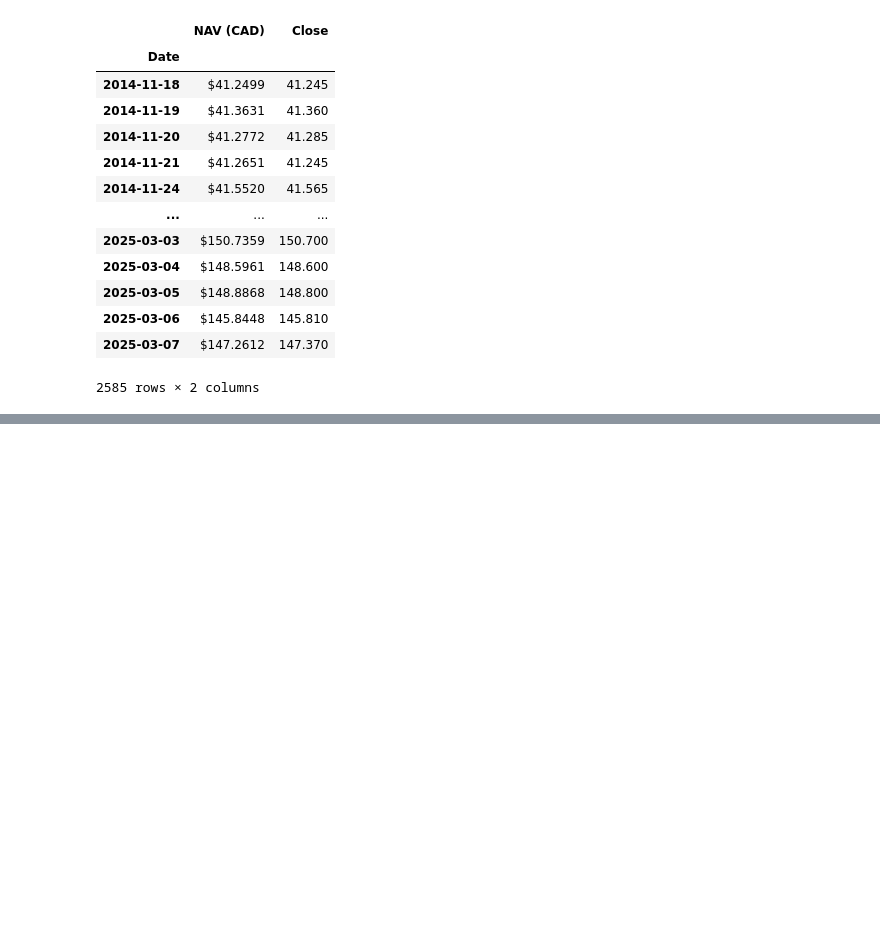
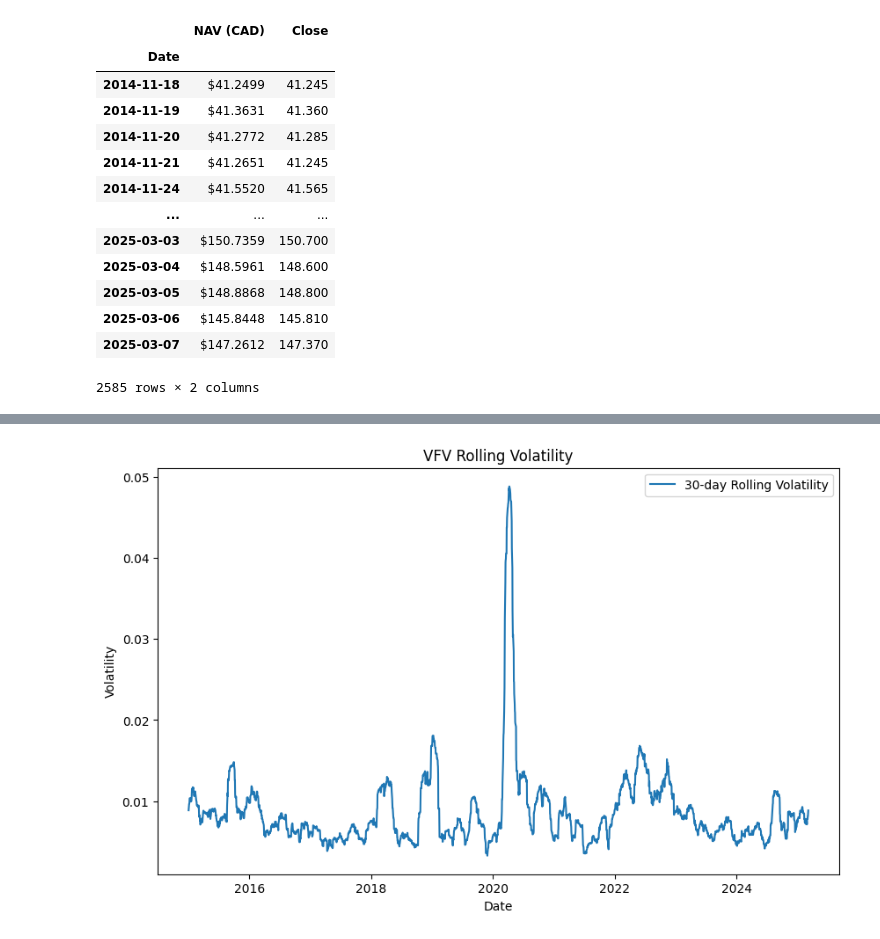
Before and after one commit to umeanougo/financial-portfolio-analysis, a Jupyter notebook: notebooks/volatility_risk_analysis.ipynb, the cells around one changed output, grey strips where cells are left out. Cells and saved outputs as stored; diff of their text form; code cells hidden in the pictures; blank space fills up the shorter version.

```diff
--- a/notebooks/volatility_risk_analysis.ipynb
+++ b/notebooks/volatility_risk_analysis.ipynb
@@ -32,0 +44,6 @@ vfv_data
+# %%
+# Calculate Daily Returns
+vfv_data['Returns'] = vfv_data['Close'].pct_change()
+
+# Summary Statistics of Returns
+print(vfv_data['Returns'].describe())
@@ -32,0 +60,4 @@ vfv_data
+# %%
+# Volatility Analysis (Rolling 30-day Standard Deviation)
+vfv_data['Volatility'] = vfv_data['Returns'].rolling(window=30).std()
+vfv_data
@@ -32,0 +79,10 @@ vfv_data
+# %%
+plt.figure(figsize=(10,6))
+plt.plot(vfv_data['Volatility'], label='30-day Rolling Volatility')
+plt.title('VFV Rolling Volatility')
+plt.xlabel('Date')
+plt.ylabel('Volatility')
+plt.legend()
+plt.show()
+# %% [output]
+[figure, added]
```
Also changed, not shown: parts of 11 cells of this notebook, 3 other files.
